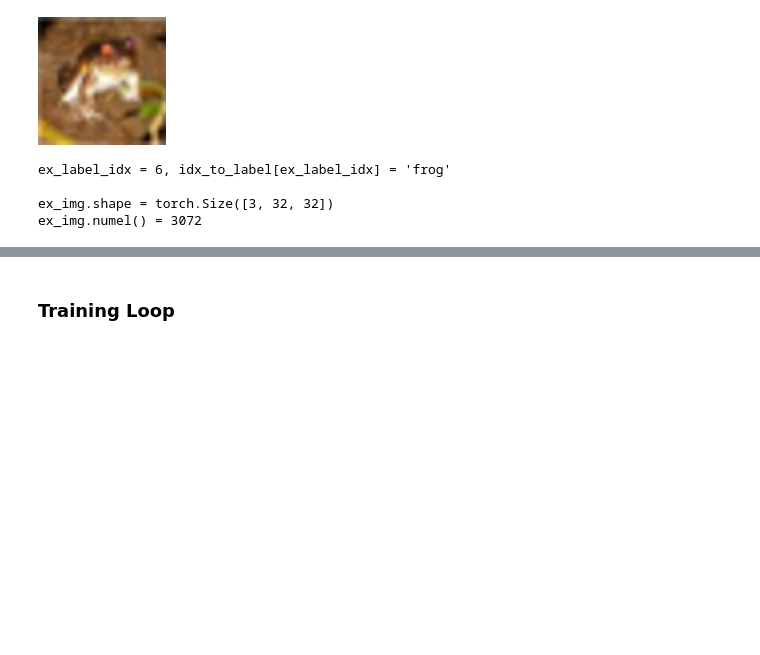
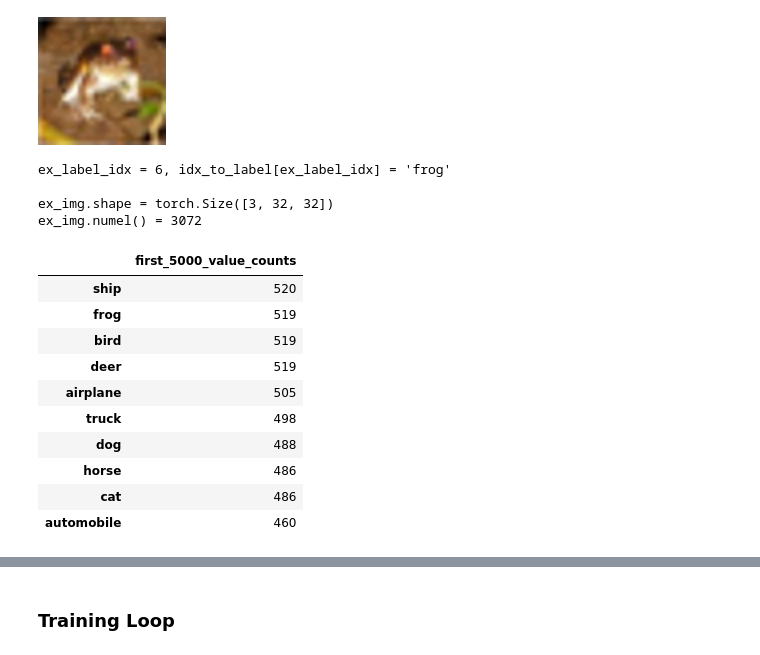
Before and after one commit to jacob-danner/machine-learning-experiments, a Jupyter notebook: CIFAR-10/CIFAR-10_ConvNetClassifier.ipynb, the cells around one changed output, grey strips where cells are left out. Cells and saved outputs as stored; diff of their text form; code cells hidden in the pictures; blank space fills up the shorter version.

```diff
--- a/CIFAR-10/CIFAR-10_ConvNetClassifier.ipynb
+++ b/CIFAR-10/CIFAR-10_ConvNetClassifier.ipynb
@@ -63,3 +65,32 @@ ex_label_idx = 6, idx_to_label[ex_label_idx] = 'frog'
 
 ex_img.shape = torch.Size([3, 32, 32])
 ex_img.numel() = 3072
+# %%
+n = 5000
+
+first_n_items = [cifar[i] for i in range(n)]
+first_n_labels = [idx_to_label[idx]
+                    for _, idx
+                    in first_n_items]
+
+first_n_value_counts = pd.Series(first_n_labels).value_counts()
+
+(
+    pd.DataFrame(
+        data={
+            f'first_{n}_value_counts': first_n_value_counts,
+        }
+    )
+)
+# %% [output]
+|  | first_5000_value_counts |
+| ship | 520 |
+| frog | 519 |
+| bird | 519 |
+| deer | 519 |
+| airplane | 505 |
+| truck | 498 |
+| dog | 488 |
+| horse | 486 |
+| cat | 486 |
+| automobile | 460 |
```
Also changed, not shown: parts of 13 cells of this notebook.
